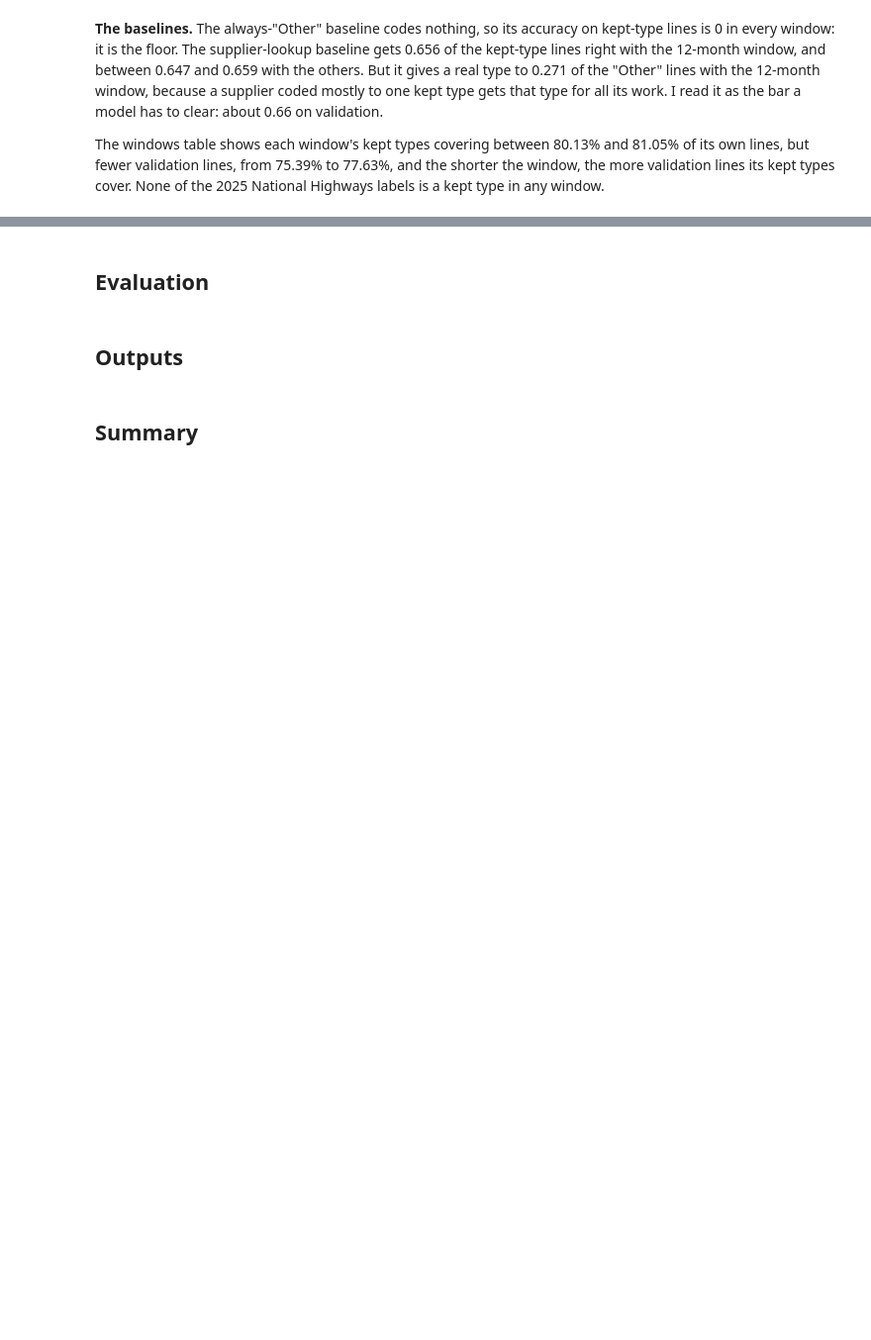
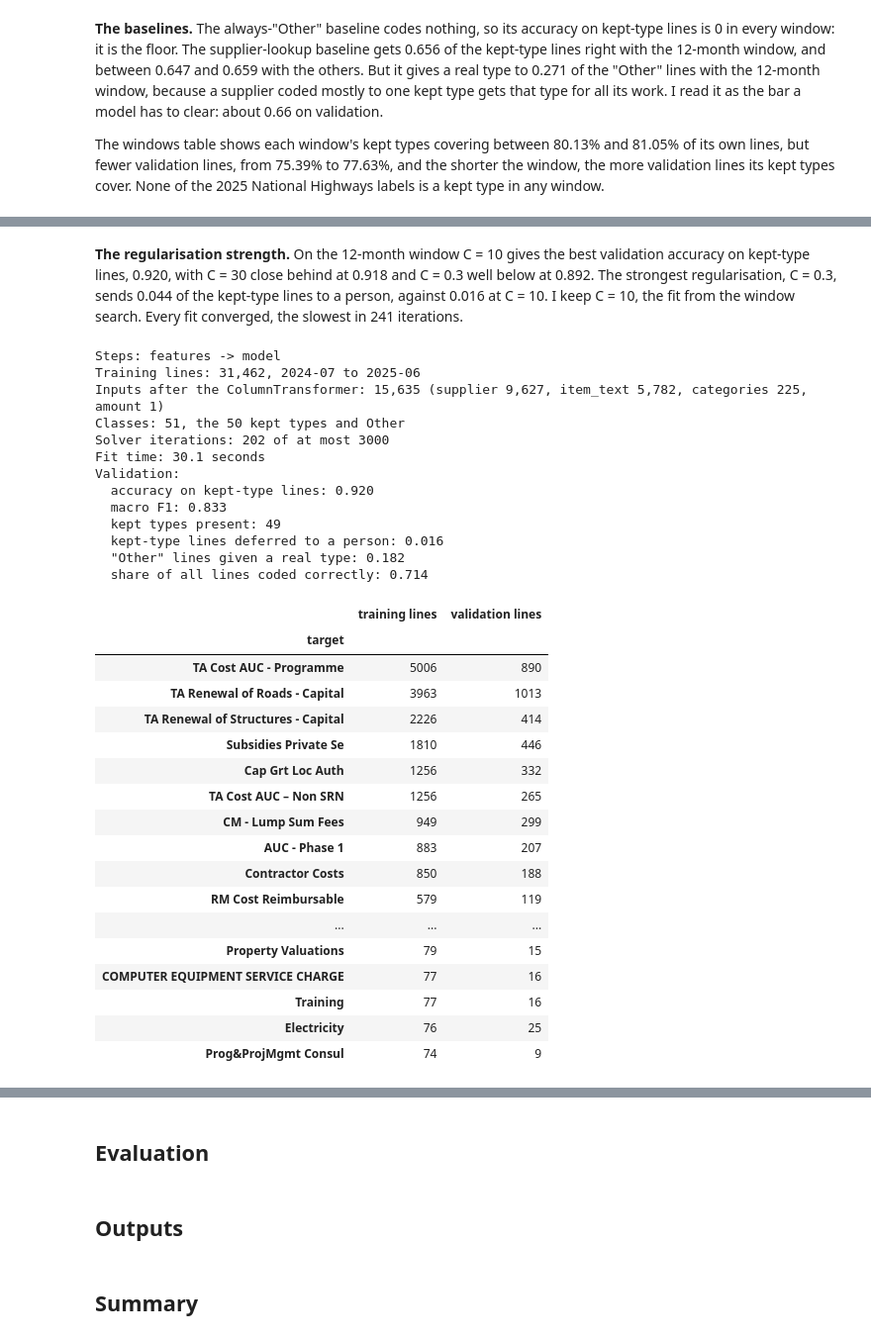
Before and after one commit to PaddyGilliland1/applied-machine-learning-project, a Jupyter notebook: modeling.ipynb, the cells around one changed output, grey strips where cells are left out. Shown at 99% size. Cells and saved outputs as stored; diff of their text form; code cells hidden in the pictures; blank space fills up the shorter version.

Commit message:
Train logistic regression and choose its settings on validation

```diff
--- a/modeling.ipynb
+++ b/modeling.ipynb
@@ -2356,0 +2517,78 @@ The windows table shows each window's kept types covering between 80.13% and 81.
+# %% [markdown]
+**The regularisation strength.** On the 12-month window C = 10 gives the best validation accuracy on kept-type lines, 0.920, with C = 30 close behind at 0.918 and C = 0.3 well below at 0.892. The strongest regularisation, C = 0.3, sends 0.044 of the kept-type lines to a person, against 0.016 at C = 10. I keep C = 10, the fit from the window search. Every fit converged, the slowest in 241 iterations.
+# %%
+# The chosen logistic regression: what it was fitted on, and its validation
+# scores.
+logistic = c_models[chosen_C]
+val_pred = {}
+val_pred["logistic regression"] = pd.Series(
+    logistic.predict(X_val), index=validation.index
+)
+logistic_validation = kept_metrics(truth_val, val_pred["logistic regression"])
+names = logistic.named_steps["features"].get_feature_names_out()
+blocks = pd.Series(names).str.split("__").str[0].value_counts()
+print(f"Steps: {' -> '.join(name for name, _ in logistic.steps)}")
+print(
+    f"Training lines: {len(X_train):,}, {in_window['month'].min()} to "
+    f"{in_window['month'].max()}"
+)
+print(
+    f"Inputs after the ColumnTransformer: {len(names):,} ("
+    + ", ".join(f"{block} {count:,}" for block, count in blocks.items())
+    + ")"
+)
+print(
+    f"Classes: {len(logistic.classes_)}, the {len(kept)} kept types and Other"
+)
+print(
+    f"Solver iterations: {logistic[-1].n_iter_[0]} of at most "
+    f"{logistic[-1].max_iter}"
+)
+print(f"Fit time: {c_scores.loc[chosen_C, 'fit seconds']:.1f} seconds")
+print("Validation:")
+for metric in SHOWN[:-1]:
+    value = logistic_validation[metric]
+    print(
+        f"  {metric}: {value:,.0f}"
+        if metric in COUNTS
+        else f"  {metric}: {value:.3f}"
+    )
+# The kept types, with their lines in training and in validation.
+pd.DataFrame(
+    {
+        "training lines": y_train.value_counts().reindex(kept),
+        "validation lines": truth_val.value_counts().reindex(kept).fillna(0),
+    }
+).astype(int)
+# %% [output]
+Steps: features -> model
+Training lines: 31,462, 2024-07 to 2025-06
+Inputs after the ColumnTransformer: 15,635 (supplier 9,627, item_text 5,782, categories 225, amount 1)
+Classes: 51, the 50 kept types and Other
+Solver iterations: 202 of at most 3000
+Fit time: 30.1 seconds
+Validation:
+  accuracy on kept-type lines: 0.920
+  macro F1: 0.833
+  kept types present: 49
+  kept-type lines deferred to a person: 0.016
+  "Other" lines given a real type: 0.182
+  share of all lines coded correctly: 0.714
+|  | training lines | validation lines |
+| target |  |  |
+| TA Cost AUC - Programme | 5006 | 890 |
+| TA Renewal of Roads - Capital | 3963 | 1013 |
+| TA Renewal of Structures - Capital | 2226 | 414 |
+| Subsidies Private Se | 1810 | 446 |
+| Cap Grt Loc Auth | 1256 | 332 |
+| TA Cost AUC – Non SRN | 1256 | 265 |
+| CM - Lump Sum Fees | 949 | 299 |
+| AUC - Phase 1 | 883 | 207 |
+| Contractor Costs | 850 | 188 |
+| RM Cost Reimbursable | 579 | 119 |
+| ... | ... | ... |
+| Property Valuations | 79 | 15 |
+| COMPUTER EQUIPMENT SERVICE CHARGE | 77 | 16 |
+| Training | 77 | 16 |
+| Electricity | 76 | 25 |
+| Prog&ProjMgmt Consul | 74 | 9 |
```
Also changed, not shown: parts of 9 cells of this notebook.
